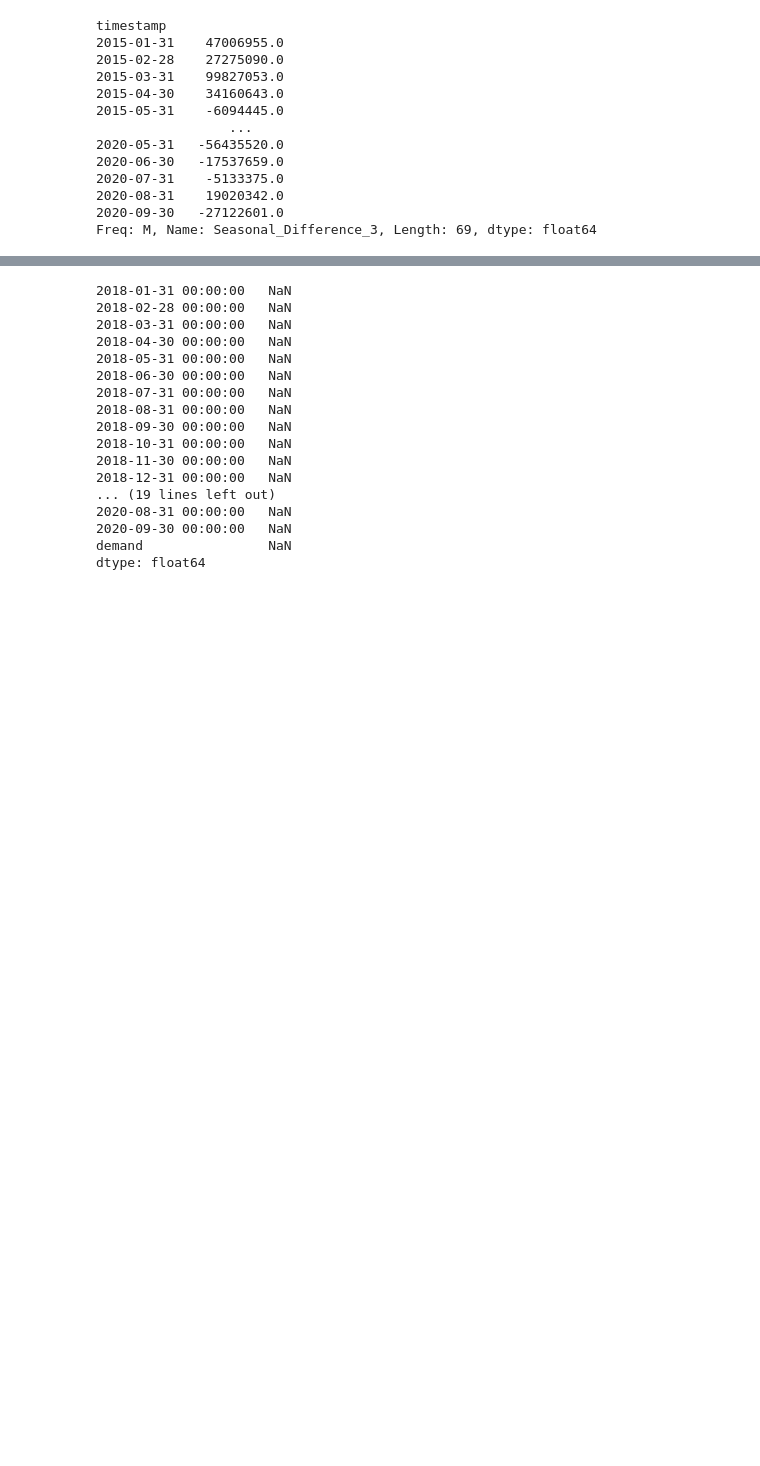
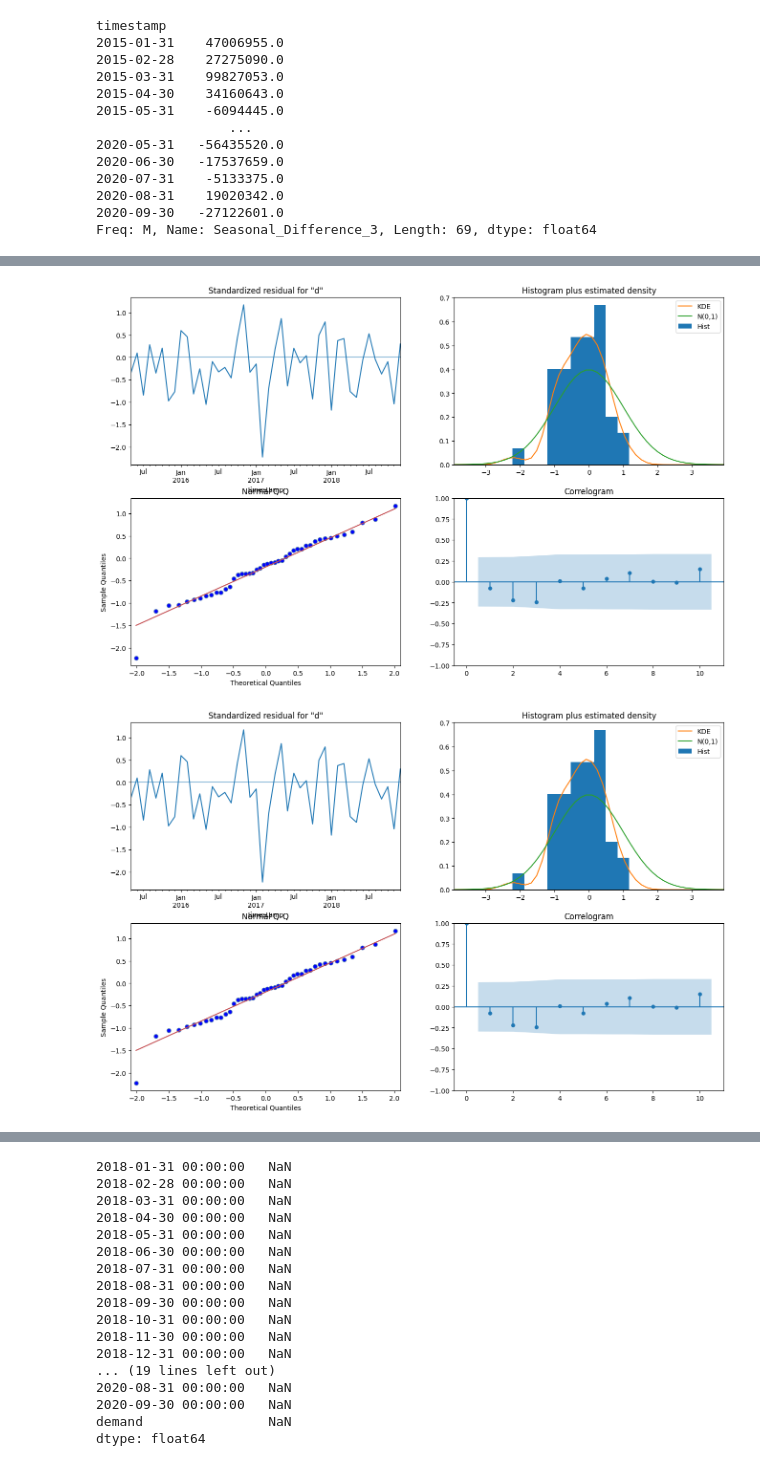
Before and after one commit to GDhasade/UK_National_Grid_TSA, a Jupyter notebook: DataCleaning_EDA.ipynb, the cells around one changed output, grey strips where cells are left out. Saved outputs shown, nothing was run; the diff lists cells and outputs as text; code cells hidden in the pictures; blank space fills up the shorter version.

```diff
--- a/DataCleaning_EDA.ipynb
+++ b/DataCleaning_EDA.ipynb
@@ -1054,0 +1043,5 @@ Warnings:
+# %%
+results.plot_diagnostics(figsize = (16,10))
+# %% [output]
+[figure, added]
+[figure, added]
```
Also changed, not shown: parts of 24 cells of this notebook.
